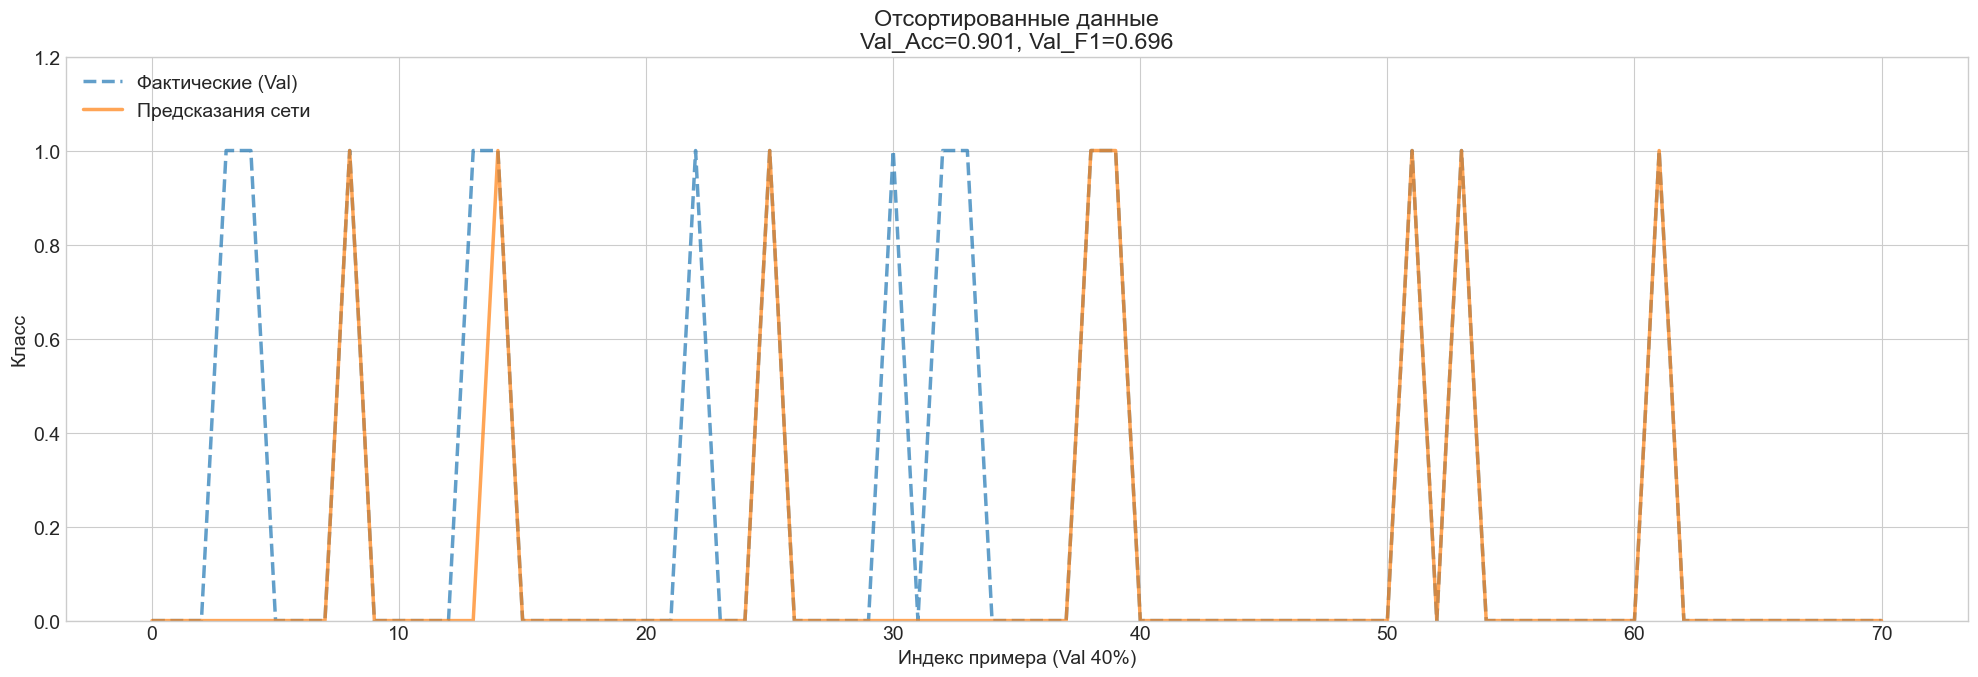
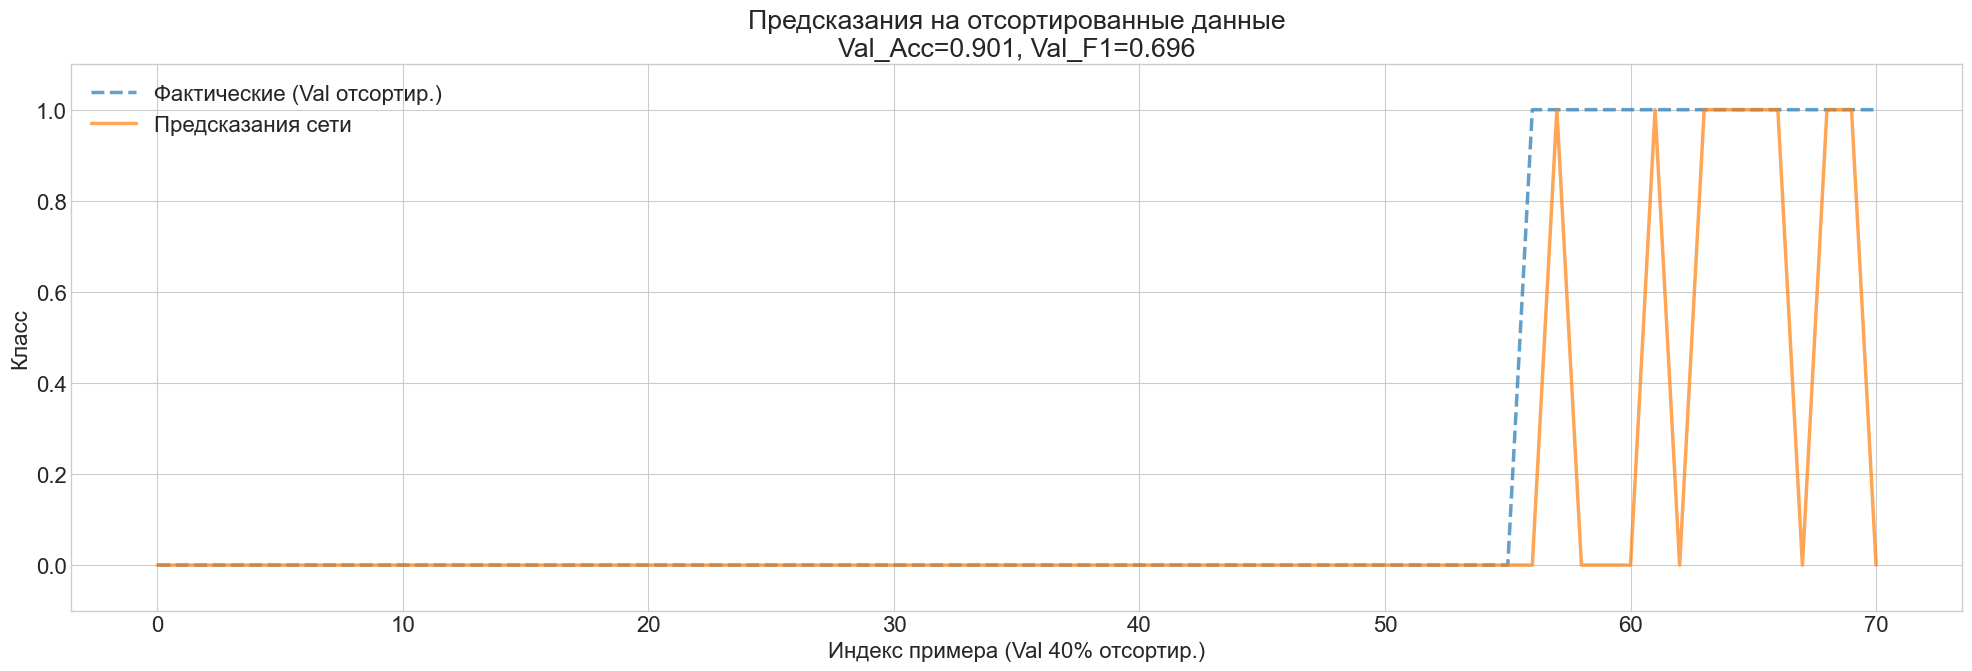
The change to this notebook cell's code, shown as a diff; its figure went from the first image to the second:
--- before
+++ after
@@ -1,23 +1,32 @@
-# Сортируем только обучающую выборку по целевому признаку
-idx_sorted = np.argsort(y_train)
-X_train_sort = X_train[idx_sorted]
-y_train_sort = y_train[idx_sorted]
+# 1. Сортируем обучающую выборку по целевому признаку
+idx_train_sorted = np.argsort(y_train)
+X_train_sort = X_train[idx_train_sorted]
+y_train_sort = y_train[idx_train_sorted]
+
+# 2. Сортируем валидационную выборку по целевому признаку
+idx_val_sorted = np.argsort(y_val)
+X_val_sort = X_val[idx_val_sorted]
+y_val_sort = y_val[idx_val_sorted]
 
 model_sort = MLPClassifier(**BEST_PARAMS, random_state=42)
 model_sort.fit(X_train_sort, y_train_sort)
-y_pred_val_sort = model_sort.predict(X_val)
 
-acc_sort = accuracy_score(y_val, y_pred_val_sort)
-f1_sort = f1_score(y_val, y_pred_val_sort)
+# 3. Предсказание на отсортированной валидационной выборке
+y_pred_val_sort = model_sort.predict(X_val_sort)
 
-print(f"Отсортированные Train | Val_Acc: {acc_sort:.4f} | Val_F1: {f1_sort:.4f}")
+# 4. Расчёт метрик
+acc_sort = accuracy_score(y_val_sort, y_pred_val_sort)
+f1_sort = f1_score(y_val_sort, y_pred_val_sort)
 
+print(f"Отсортированные Train & Val | Val_Acc: {acc_sort:.4f} | Val_F1: {f1_sort:.4f}")
+
+# 5. Визуализация
 plt.figure()
-plt.plot(y_val, label='Фактические (Val)', linewidth=2.5, linestyle='--', alpha=0.7)
+plt.plot(y_val_sort, label='Фактические (Val отсортир.)', linewidth=2.5, linestyle='--', alpha=0.7)
 plt.plot(y_pred_val_sort, label='Предсказания сети', linewidth=2.5, alpha=0.7)
-plt.xlabel('Индекс примера (Val 40%)')
+plt.xlabel('Индекс примера (Val 40% отсортир.)')
 plt.ylabel('Класс')
-plt.ylim(0, 1.2)
-plt.title(f'Отсортированные данные\nVal_Acc={acc_sort:.3f}, Val_F1={f1_sort:.3f}')
+plt.ylim(-0.1, 1.1)  # Добавлен небольшой отступ, чтобы линии не прилипали к рамке
+plt.title(f'Предсказания на отсортированные данные\nVal_Acc={acc_sort:.3f}, Val_F1={f1_sort:.3f}')
 plt.legend(loc='upper left')
 plt.tight_layout()

Commit: v2.1